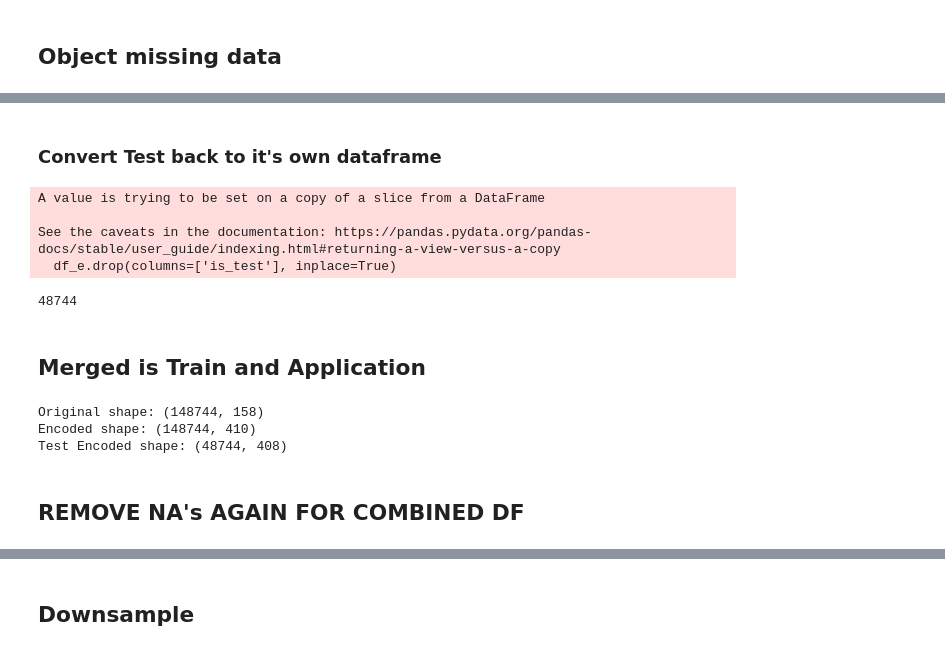
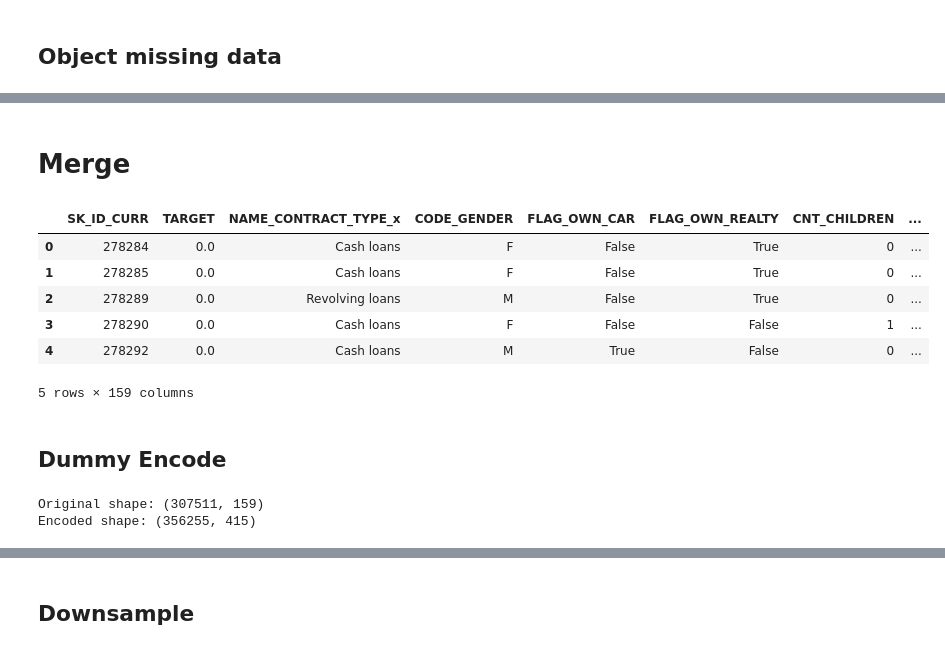
Before and after one commit to kyanderson0446/MSBA_HC, a Jupyter notebook: HC_EDA_4.4.ipynb, the cells around one changed output, grey strips where cells are left out. Drawn from its saved outputs; the diff is of its cells as text; code cells hidden in the pictures.

```diff
--- a/HC_EDA_4.4.ipynb
+++ b/HC_EDA_4.4.ipynb
@@ -238,23 +185,5 @@ for col in df_combined.columns:
-# %% [markdown]
-### Convert Test back to it's own dataframe
-# %%
-df_e = df_combined[df_combined['is_test'] == 1]
-
-# Remove the 'is_test' column from the combined DataFrame
-df_combined.drop(columns=['is_test'], inplace=True)
-df_e.drop(columns=['is_test'], inplace=True)
-
-len(df_e)
-# %% [output]
-A value is trying to be set on a copy of a slice from a DataFrame
-
-See the caveats in the documentation: https://pandas.pydata.org/pandas-docs/stable/user_guide/indexing.html#returning-a-view-versus-a-copy
-  df_e.drop(columns=['is_test'], inplace=True)
-48744
-# %%
-df_t = df_combined.copy()
-# %% [markdown]
-## Merged is Train and Application
+# %% [markdown]
+# Merge
 # %%
 # previous_app_df = pd.read_csv(f'previous_application.csv', index_col=False, low_memory=False)
 original_id = df_e['SK_ID_CURR'].tolist()
@@ -270,0 +196,14 @@ df_e = pd.merge(df_e, previous_app_df, on="SK_ID_CURR", how="left")
+# %%
+df_merged['is_test'] = 0  # For train data, set to 0
+df_e['is_test'] = 1  # For test data, set to 1
+# Concatenate the train and test datasets
+df_combined = pd.concat([df_merged, df_e], ignore_index=True)
+df_combined.head()
+# %% [output]
+|  | SK_ID_CURR | TARGET | NAME_CONTRACT_TYPE_x | CODE_GENDER | FLAG_OWN_CAR | FLAG_OWN_REALTY | CNT_CHILDREN | ... |
+| 0 | 278284 | 0.0 | Cash loans | F | False | True | 0 | ... |
+| 1 | 278285 | 0.0 | Cash loans | F | False | True | 0 | ... |
+| 2 | 278289 | 0.0 | Revolving loans | M | False | True | 0 | ... |
+| 3 | 278290 | 0.0 | Cash loans | F | False | False | 1 | ... |
+| 4 | 278292 | 0.0 | Cash loans | M | True | False | 0 | ... |
+5 rows × 159 columns
@@ -271,12 +237,12 @@ df_e = pd.merge(df_e, previous_app_df, on="SK_ID_CURR", how="left")
+# %% [markdown]
+## Dummy Encode
 # %%
-categorical_vars = df_merged.select_dtypes(include=['object','category']).columns.tolist()
-test_categorical_vars = df_e.select_dtypes(include=['object','category']).columns.tolist()
-
+categorical_vars = df_combined.select_dtypes(include=['object','category']).columns.tolist()
 
 
 # Perform one-hot encoding on the identified categorical variables
-df_encoded = pd.get_dummies(df_merged, columns=categorical_vars)
-df_e_encoded = pd.get_dummies(df_e, columns=test_categorical_vars)
+df_encoded = pd.get_dummies(df_combined, columns=categorical_vars)
+
 
 # Optionally, if you want to limit one-hot encoding to specific columns, you can replace 'categorical_vars' with a subset of column names
 # Example: df_encoded = pd.get_dummies(df, columns=['NAME_CONTRACT_TYPE_x', 'CODE_GENDER'])
@@ -284,14 +250,11 @@ df_e_encoded = pd.get_dummies(df_e, columns=test_categorical_vars)
 # Check the shape of the original and encoded dataframe to understand the transformation
 print("Original shape:", df_merged.shape)
 print("Encoded shape:", df_encoded.shape)
-print("Test Encoded shape:", df_e_encoded.shape)
+
 
 # Display the first few rows of the encoded dataframe
 #print(df_encoded.head())
 #print(categorical_vars)
 # %% [output]
-Original shape: (148744, 158)
-Encoded shape: (148744, 410)
-Test Encoded shape: (48744, 408)
+Original shape: (307511, 159)
+Encoded shape: (356255, 415)
-# %% [markdown]
-## REMOVE NA's AGAIN FOR COMBINED DF
```
Also changed, not shown: parts of 46 cells of this notebook.
